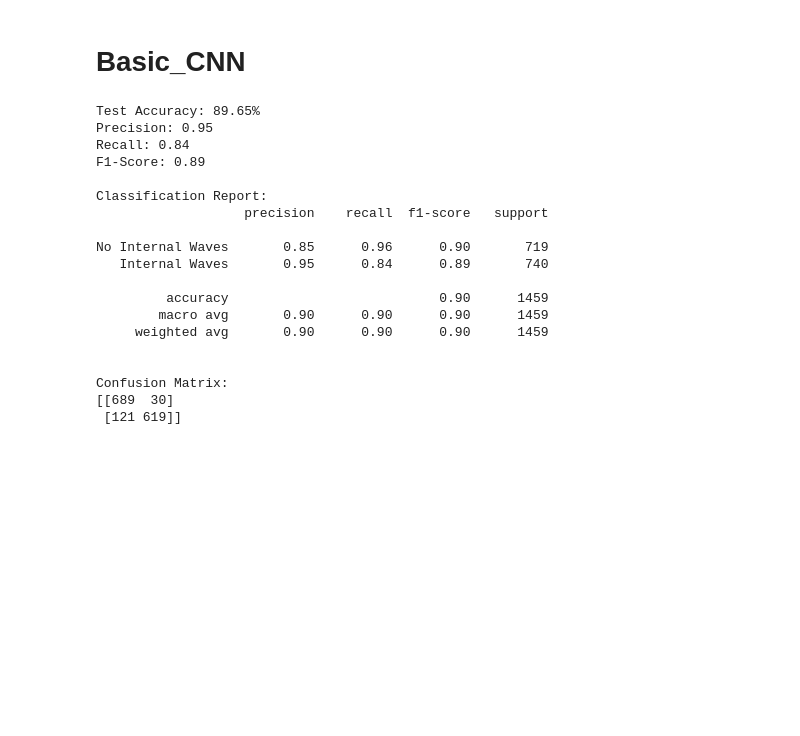
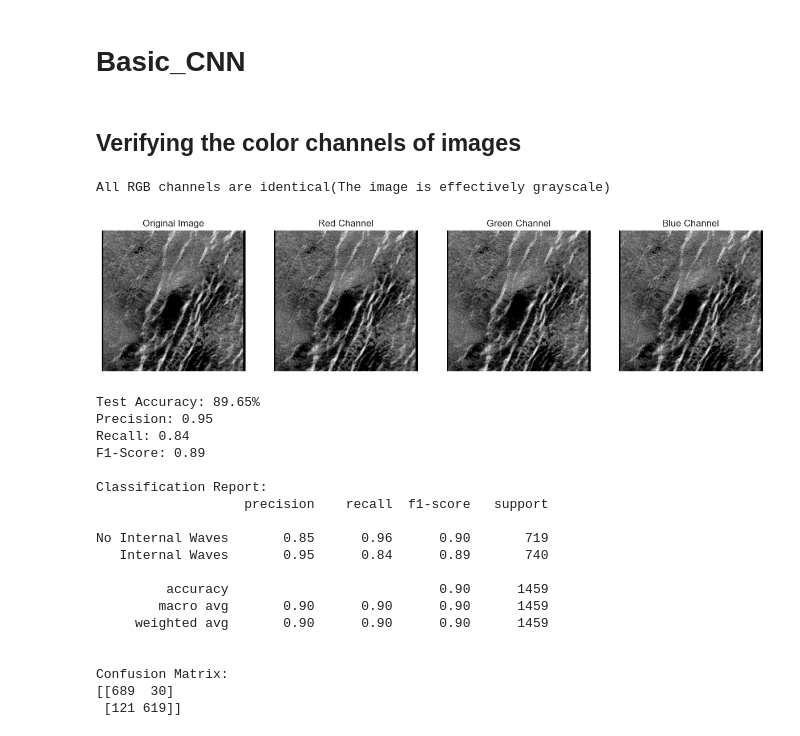
Before and after one commit to ishara084/CS6640_Project, a Jupyter notebook: Basic_EDA.ipynb, the cells around one changed output. Saved outputs shown, nothing was run; the diff lists cells and outputs as text; code cells hidden in the pictures; blank space fills up the shorter version.

```diff
--- a/Basic_EDA.ipynb
+++ b/Basic_EDA.ipynb
@@ -13,6 +13,58 @@ train_dir = 'data/images_train'
 test_dir = 'data/images_test'
 train_csv = pd.read_csv('data/train.csv')
 test_csv = pd.read_csv('data/test.csv')
+# %% [markdown]
+## Verifying the color channels of images
+# %%
+# Verifying the Color Channels
+from PIL import Image
+import numpy as np
+import matplotlib.pyplot as plt
+
+# Load the image
+image_path = 'data/images_train/10.png' # tested random images
+image = Image.open(image_path)
+
+# Check if the image has an alpha channel
+if image.mode == 'RGBA':
+    image = image.convert('RGB')
+
+# Convert image to numpy array
+image_np = np.array(image)
+
+# Separate the R, G, B channels
+red_channel = image_np[:, :, 0]
+green_channel = image_np[:, :, 1]
+blue_channel = image_np[:, :, 2]
+
+# Check if all channels are equal
+if np.array_equal(red_channel, green_channel) and np.array_equal(green_channel, blue_channel):
+    print("All RGB channels are identical(The image is effectively grayscale)")
+else:
+    print("RGB channels differ. The image contains color information.")
+
+# Display the original image and each color channel
+fig, axes = plt.subplots(1, 4, figsize=(15, 5))
+
+axes[0].imshow(image)
+axes[0].set_title('Original Image')
+
+axes[1].imshow(red_channel, cmap='gray')
+axes[1].set_title('Red Channel')
+
+axes[2].imshow(green_channel, cmap='gray')
+axes[2].set_title('Green Channel')
+
+axes[3].imshow(blue_channel, cmap='gray')
+axes[3].set_title('Blue Channel')
+
+for ax in axes:
+    ax.axis('off')
+
+plt.show()
+# %% [output]
+All RGB channels are identical(The image is effectively grayscale)
+[figure, added]
 # %%
 # Load the predictions CSV file for Inception V3 model
 results_df = pd.read_csv("model_outputs_data/model_prediction_logs/inception_v3_labels_predictions.csv")
```
Also changed, not shown: 7 other files.
